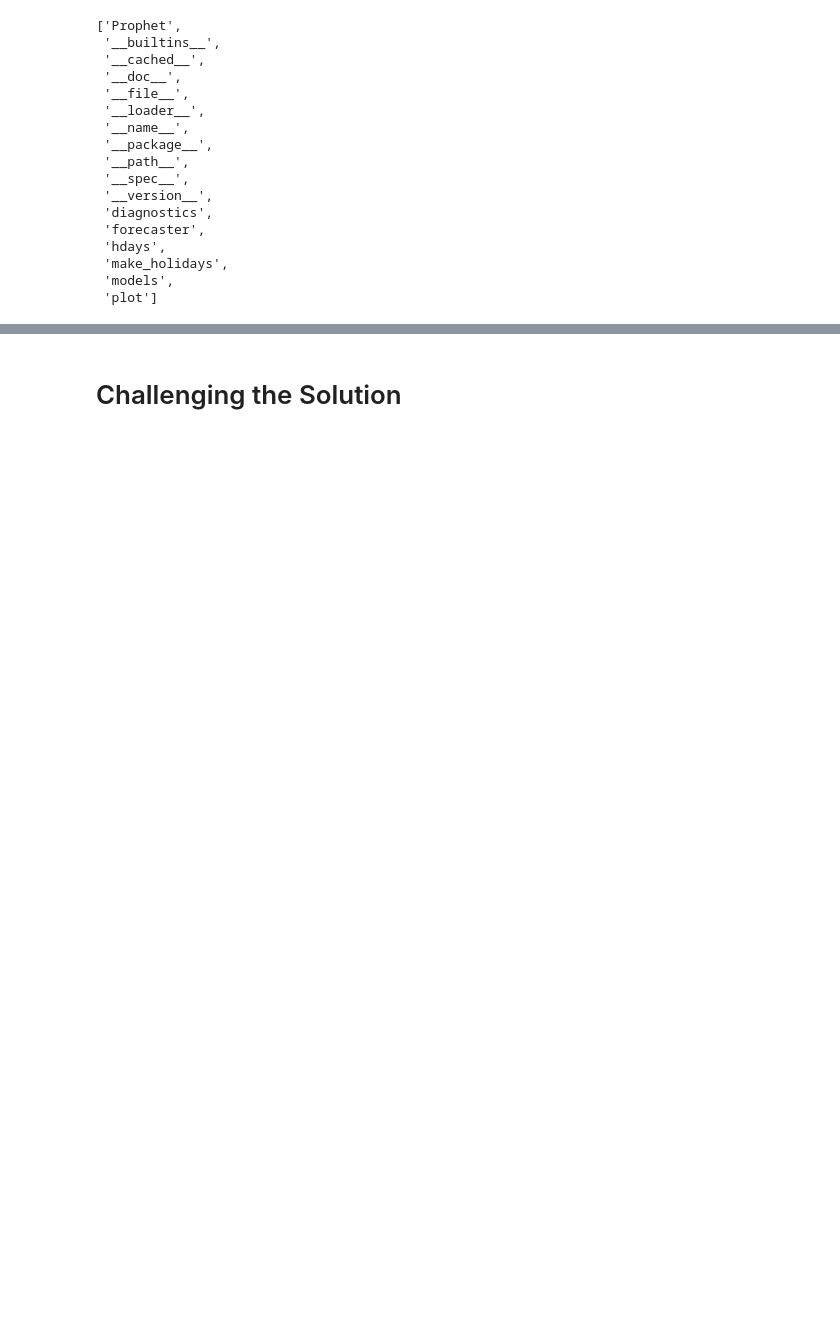
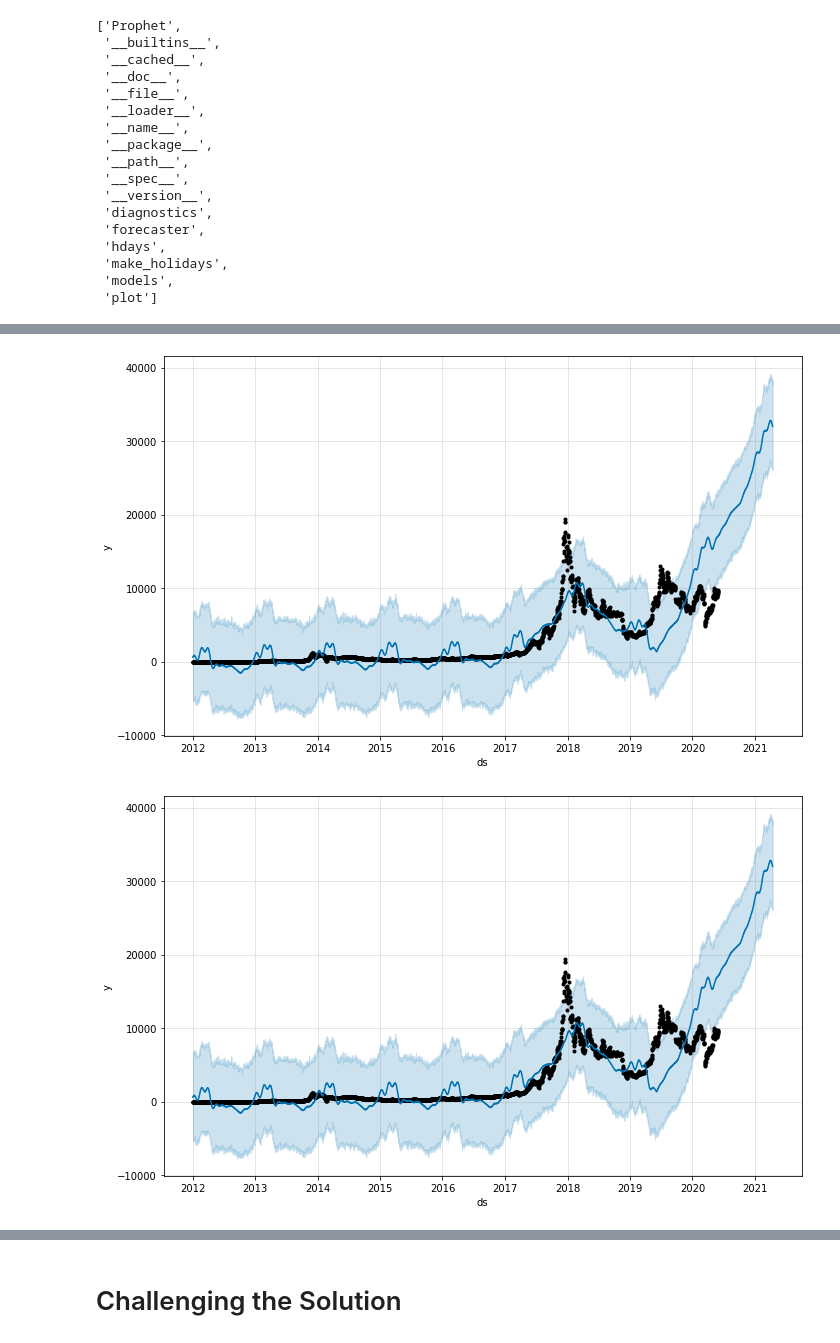
Before and after one commit to SiirenVincent/Bitcoin_Bubble_Prediction, a Jupyter notebook: Bitcoin_Project.ipynb, the cells around one changed output, grey strips where cells are left out. Cells and saved outputs as stored; diff of their text form; code cells hidden in the pictures; blank space fills up the shorter version.

```diff
--- a/Bitcoin_Project.ipynb
+++ b/Bitcoin_Project.ipynb
@@ -1170,14 +1075,0 @@ Index(['Date', 'price_bitcoin', 'price_shift'], dtype='object')
-# %%
-cols = [ 'price_bitcoin', 'open_bitcoin', 'high_bitcoin', 'low_bitcoin',
-       'vol_bitcoin', 'Change_bitcoin_%', 'price_dowjones', 'open_dowjones',
-       'high_dowjones', 'low_dowjones', 'vol_dowjones', 'change_dowjones',
-       'price_nasdaq', 'open_nasdaq', 'high_nasdaq', 'low_nasdaq',
-       'vol_nasdaq', 'change_nasdaq', 'price_sp', 'open_sp', 'high_sp',
-       'low_sp', 'change_sp', 'trend_bitcoins']
-results = []
-for col in cols:
-    subdf = bitcoin_copy.rename(columns={'ds':'ds', col:'y'})
-    m = Prophet()
-    m.fit(subdf)
-    result = m.predict(m.make_future_dataframe(periods = 90))
-    results.append(result)
@@ -1272,0 +1076,2 @@ model.plot_components(prediction)
+# %%
+bitcoin_copy.fillna(method="bfill", inplace=True)
@@ -1272,0 +1145,4 @@ model.plot_components(prediction)
+# %%
+train = bitcoin_copy[bitcoin_copy["ds"]<= "2020-05-31"]
+train.rename(columns={"ds":"ds", "price_bitcoin":"y"}, inplace=True)
+train.shape
@@ -1272,0 +1228,3 @@ model.plot_components(prediction)
+# %%
+forecast_multivariate = m.predict(future_multivariate)
+forecast_multivariate[['ds','yhat','yhat_lower','yhat_upper']].tail()
@@ -1272,0 +1238,5 @@ model.plot_components(prediction)
+# %%
+model.plot(forecast_multivariate)
+# %% [output]
+[figure, added]
+[figure, added]
```
Also changed, not shown: parts of 75 cells of this notebook.
